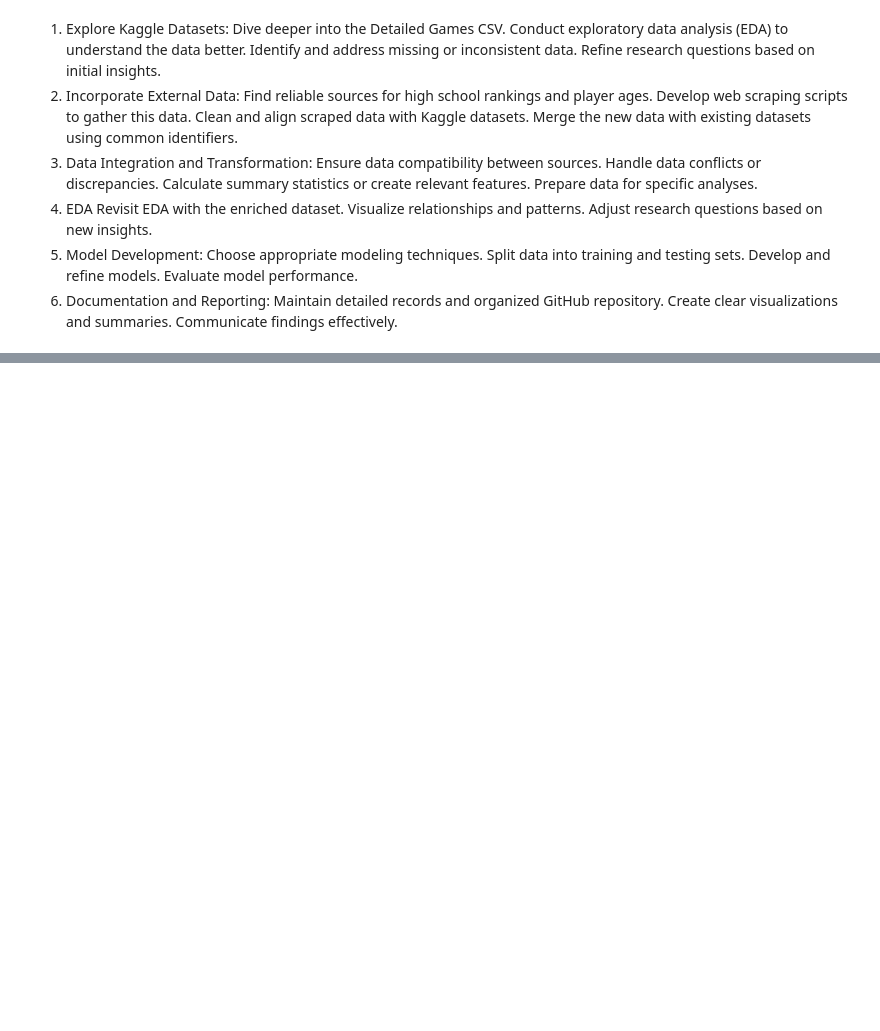
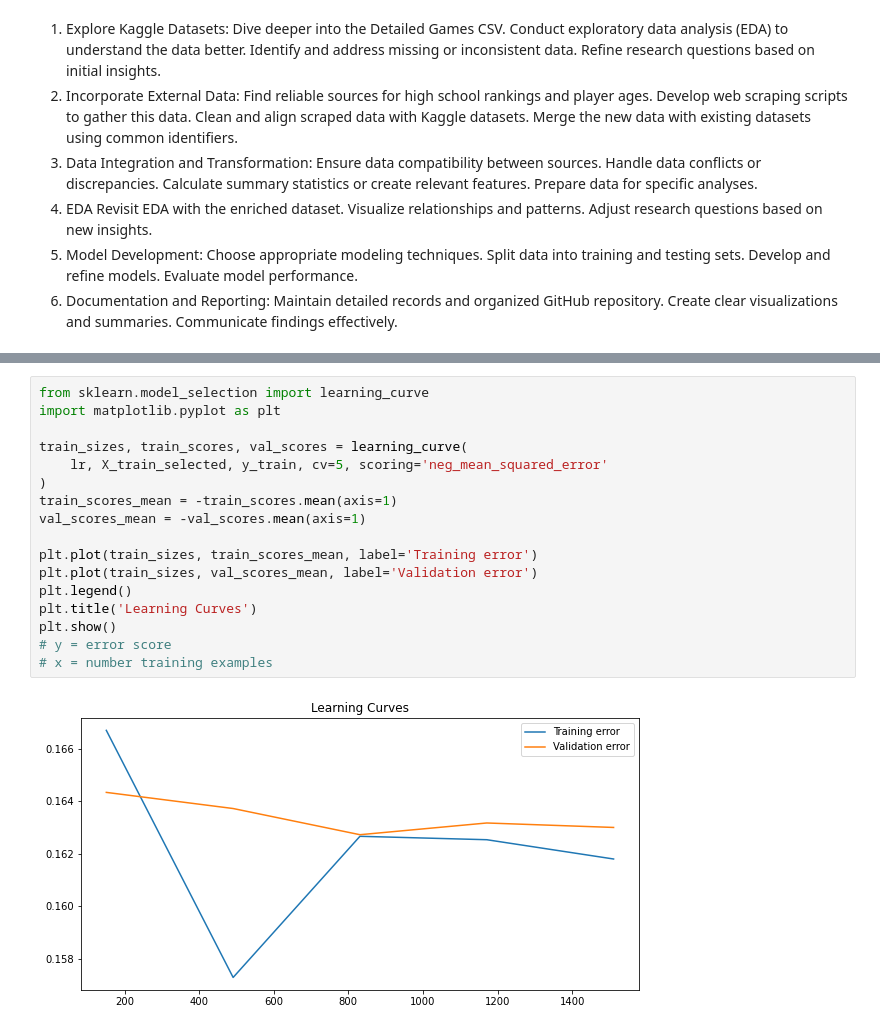
Before and after one commit to joshmccoy2/NCAA_March_Madness, a Jupyter notebook: NCAA.ipynb, the cells around one changed output, grey strips where cells are left out. Saved outputs shown, nothing was run; the diff lists cells and outputs as text; blank space fills up the shorter version.

```diff
--- a/NCAA.ipynb
+++ b/NCAA.ipynb
@@ -271,0 +437,19 @@ Communicate findings effectively.
+# %%
+from sklearn.model_selection import learning_curve
+import matplotlib.pyplot as plt
+
+train_sizes, train_scores, val_scores = learning_curve(
+    lr, X_train_selected, y_train, cv=5, scoring='neg_mean_squared_error'
+)
+train_scores_mean = -train_scores.mean(axis=1)
+val_scores_mean = -val_scores.mean(axis=1)
+
+plt.plot(train_sizes, train_scores_mean, label='Training error')
+plt.plot(train_sizes, val_scores_mean, label='Validation error')
+plt.legend()
+plt.title('Learning Curves')
+plt.show()
+# y = error score
+# x = number training examples
+# %% [output]
+[figure, added]
```
Also changed, not shown: parts of 14 cells of this notebook.
